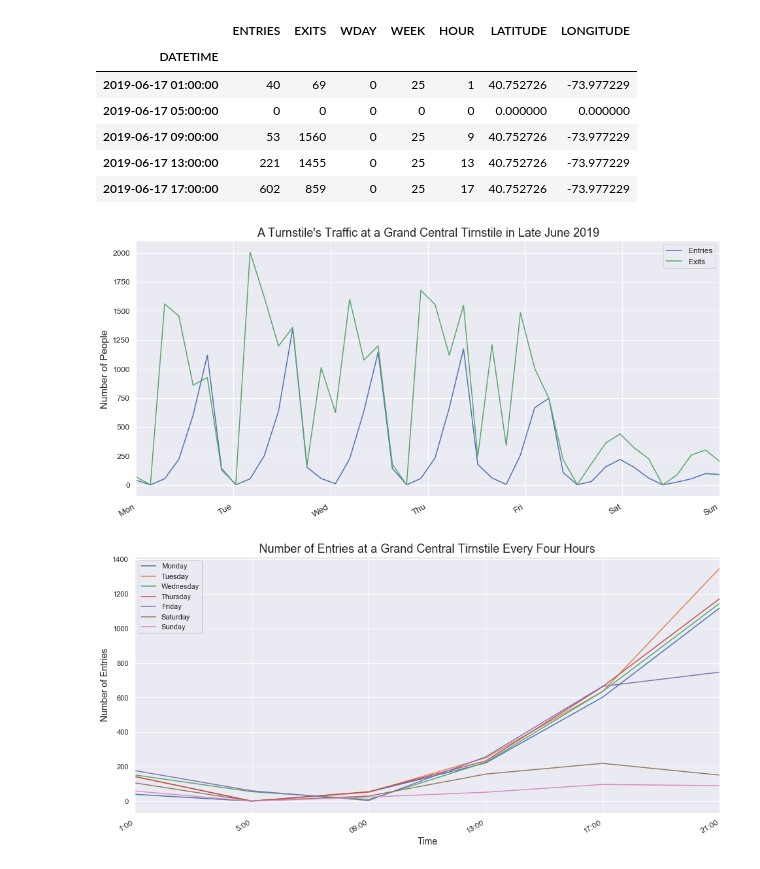
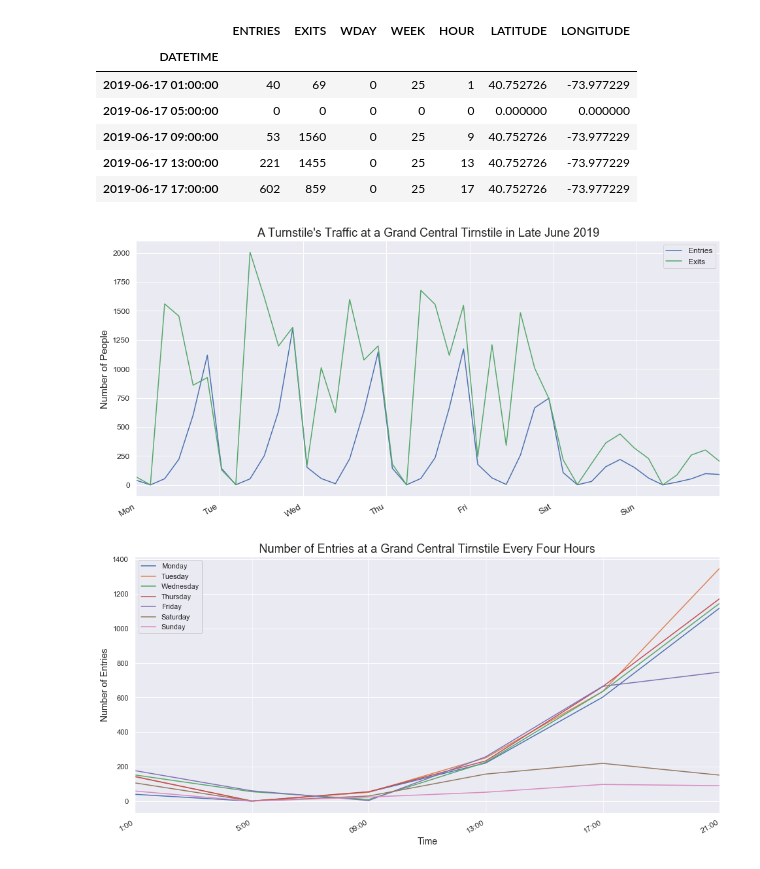
Before and after one commit to lucasastorian/MTA-Turnstile-Analysis, a Jupyter notebook: turnstile_data_exploration.ipynb, the cells around one changed output. Drawn from its saved outputs; the diff is of its cells as text; code cells hidden in the pictures.

Commit message:
Edited first Turnstile chart

```diff
--- a/turnstile_data_exploration.ipynb
+++ b/turnstile_data_exploration.ipynb
@@ -77,20 +77,20 @@ new_gct.head()
 | 2019-06-17 17:00:00 | 602 | 859 | 0 | 25 | 17 | 40.752726 | -73.977229 |
 # %%
 sns.set()
-days_of_the_week = ["Mon", "Tue", "Wed", "Thu", "Fri", "Sat", "Sun"]
+days_of_the_week = ["Mon", "Tue", "Wed", "Thu", "Fri", "Sat", "Sun", ""]
 ax = new_gct.plot.line(y="ENTRIES", use_index=False)
 new_gct.plot.line(ax=ax, y="EXITS", style='g', use_index=False)
 
 ax.set_ylabel("Number of People", fontsize=15)
 ax.set_xlabel("")
 ax.set_title("A Turnstile's Traffic at a Grand Central Tirnstile in Late June 2019", fontsize=18)
 ax.set_xticklabels(days_of_the_week)
-ax.set_xticks(np.linspace(0, 41, 7))
+ax.set_xticks(np.linspace(0, 41, 8))
 plt.yticks(fontsize=12)
 plt.xticks(fontsize=13)
 ax.legend(["Entries", "Exits"], prop={'size': 12});
 # %% [output]
-[figure, old version]
+[figure, new version]
 # %%
 sns.set()
 xtick_times = "1:00 5:00 09:00 13:00 17:00 21:00".split()
```
Also changed, not shown: 2 other files.
